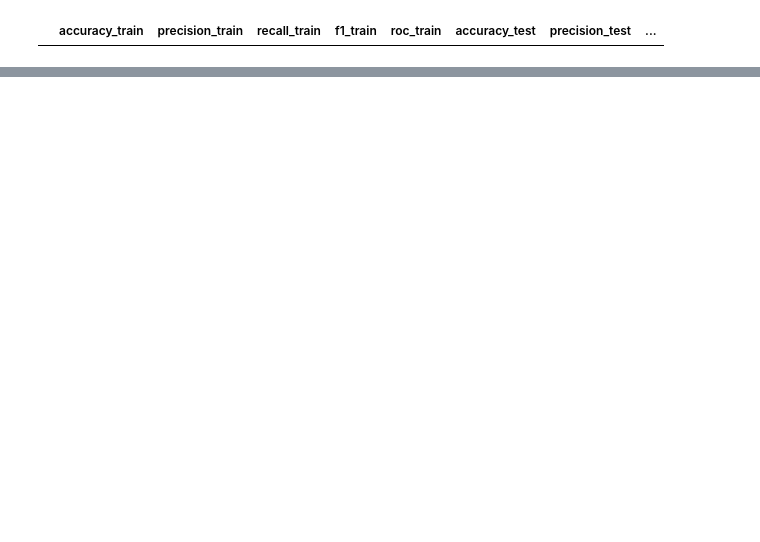
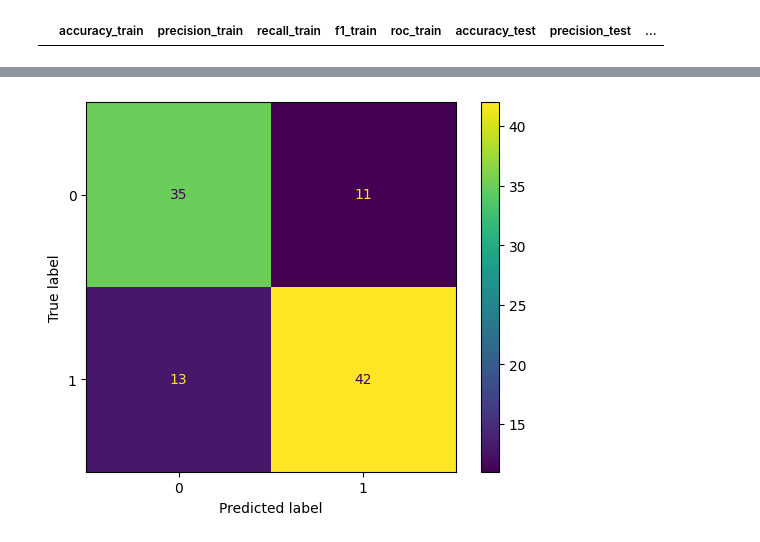
Before and after one commit to simon2326/Heart-disease, a Jupyter notebook: ModelSelection.ipynb, the cells around one changed output, grey strips where cells are left out. Cells and saved outputs as stored; diff of their text form; code cells hidden in the pictures; blank space fills up the shorter version.

```diff
--- a/ModelSelection.ipynb
+++ b/ModelSelection.ipynb
@@ -534,0 +815,18 @@ similar_performance_models
+# %%
+from sklearn.model_selection import GridSearchCV
+
+score = "recall"
+
+parameters = {
+    "model__penalty": ["l1", "l2"],
+    "model__C": [0.1, 0.4, 0.8, 1, 2, 5],
+    "model__solver": ["liblinear", "lbfgs", "saga", "newton-cg"]
+}
+
+model = LogisticRegression(solver="liblinear")
+logistic_pipe = Pipeline(steps=[("preprocessor", preprocessor), ("model", model)])
+
+grid_search = GridSearchCV(
+    logistic_pipe, parameters, cv=5, scoring=score, return_train_score=True
+)
+grid_search.fit(x_train, y_train)
@@ -534,0 +874,9 @@ similar_performance_models
+# %%
+model = LogisticRegression(solver="liblinear", C=0.4, penalty="l1")
+logistic_pipe = Pipeline(steps=[("preprocessor", preprocessor), ("model", model)])
+
+logistic_model = logistic_pipe.fit(x_train, y_train)
+
+y_pred = logistic_model.predict(x_test)
+
+summarize_classification(y_test, y_pred)
@@ -534,0 +962,3 @@ similar_performance_models
+# %%
+y_pred = logistic_model.predict(x_test)
+print(classification_report(y_test, y_pred))
@@ -534,0 +974,4 @@ similar_performance_models
+# %%
+ConfusionMatrixDisplay.from_predictions(y_test, y_pred);
+# %% [output]
+[figure, added]
```
Also changed, not shown: parts of 75 cells of this notebook, 1 other file.
